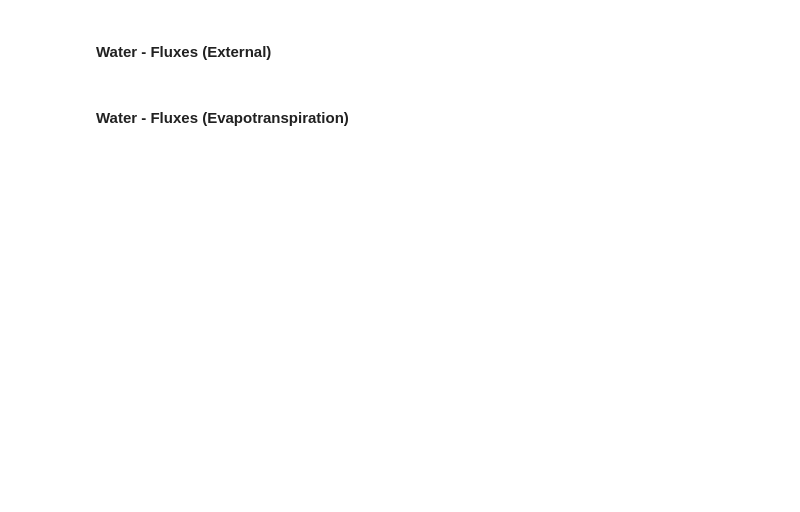
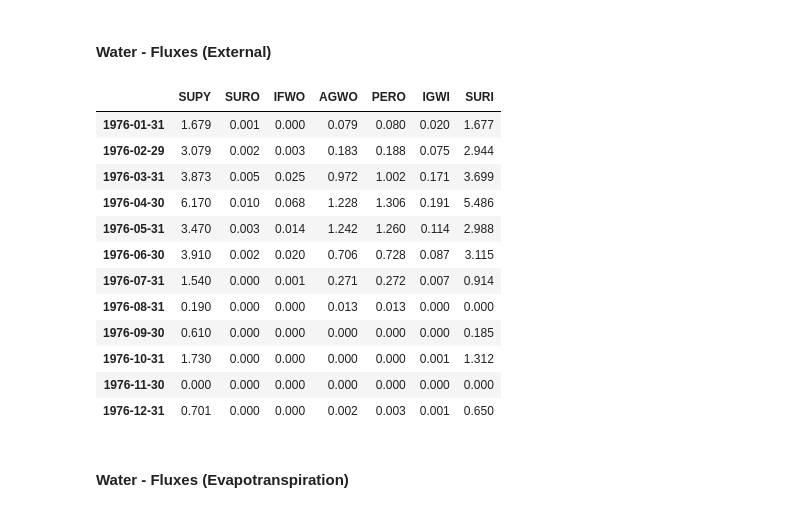
Before and after one commit to respec/HSPsquared, a Jupyter notebook: HSP2notebooks/Tutorial 5.ipynb, the cells around one changed output. Saved outputs shown, nothing was run; the diff lists cells and outputs as text; code cells hidden in the pictures; blank space fills up the shorter version.

```diff
--- a/HSP2notebooks/Tutorial 5.ipynb
+++ b/HSP2notebooks/Tutorial 5.ipynb
@@ -278,9 +490,23 @@ watersv
 # %%
 pd.options.display.float_format = '{:.3f}'.format  # display 3 digits after the decimal point
 
 water_fluxes_external = ['SUPY', 'SURO', 'IFWO', 'AGWO',  'PERO','IGWI', 'SURI']
-water_flx_external = pd.read_hdf(hdfname, waterpath)[water_fluxes_external].resample('M', how='sum')
+water_flx_external = pd.read_hdf(hdfname, waterpath)[water_fluxes_external].resample('M').sum()
 water_flx_external
+# %% [output]
+|  | SUPY | SURO | IFWO | AGWO | PERO | IGWI | SURI |
+| 1976-01-31 | 1.679 | 0.001 | 0.000 | 0.079 | 0.080 | 0.020 | 1.677 |
+| 1976-02-29 | 3.079 | 0.002 | 0.003 | 0.183 | 0.188 | 0.075 | 2.944 |
+| 1976-03-31 | 3.873 | 0.005 | 0.025 | 0.972 | 1.002 | 0.171 | 3.699 |
+| 1976-04-30 | 6.170 | 0.010 | 0.068 | 1.228 | 1.306 | 0.191 | 5.486 |
+| 1976-05-31 | 3.470 | 0.003 | 0.014 | 1.242 | 1.260 | 0.114 | 2.988 |
+| 1976-06-30 | 3.910 | 0.002 | 0.020 | 0.706 | 0.728 | 0.087 | 3.115 |
+| 1976-07-31 | 1.540 | 0.000 | 0.001 | 0.271 | 0.272 | 0.007 | 0.914 |
+| 1976-08-31 | 0.190 | 0.000 | 0.000 | 0.013 | 0.013 | 0.000 | 0.000 |
+| 1976-09-30 | 0.610 | 0.000 | 0.000 | 0.000 | 0.000 | 0.000 | 0.185 |
+| 1976-10-31 | 1.730 | 0.000 | 0.000 | 0.000 | 0.000 | 0.001 | 1.312 |
+| 1976-11-30 | 0.000 | 0.000 | 0.000 | 0.000 | 0.000 | 0.000 | 0.000 |
+| 1976-12-31 | 0.701 | 0.000 | 0.000 | 0.002 | 0.003 | 0.001 | 0.650 |
 # %% [markdown]
 #### Water - Fluxes  (Evapotranspiration)
 # %%
```
Also changed, not shown: parts of 21 cells of this notebook.
